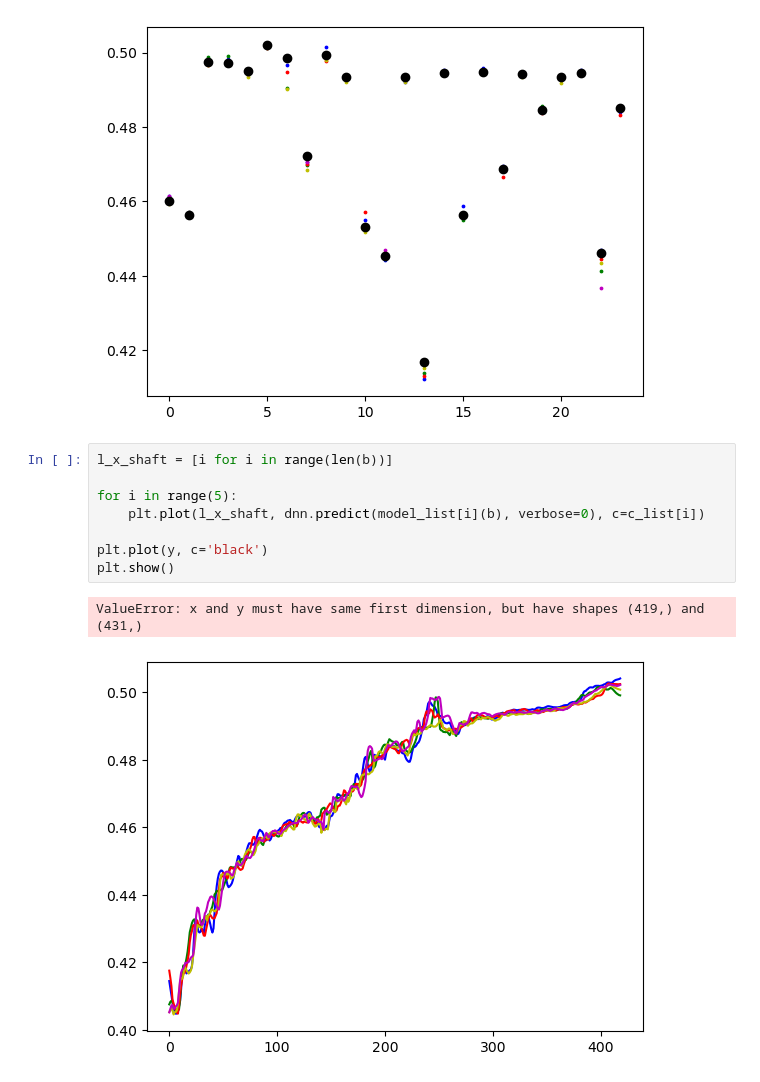
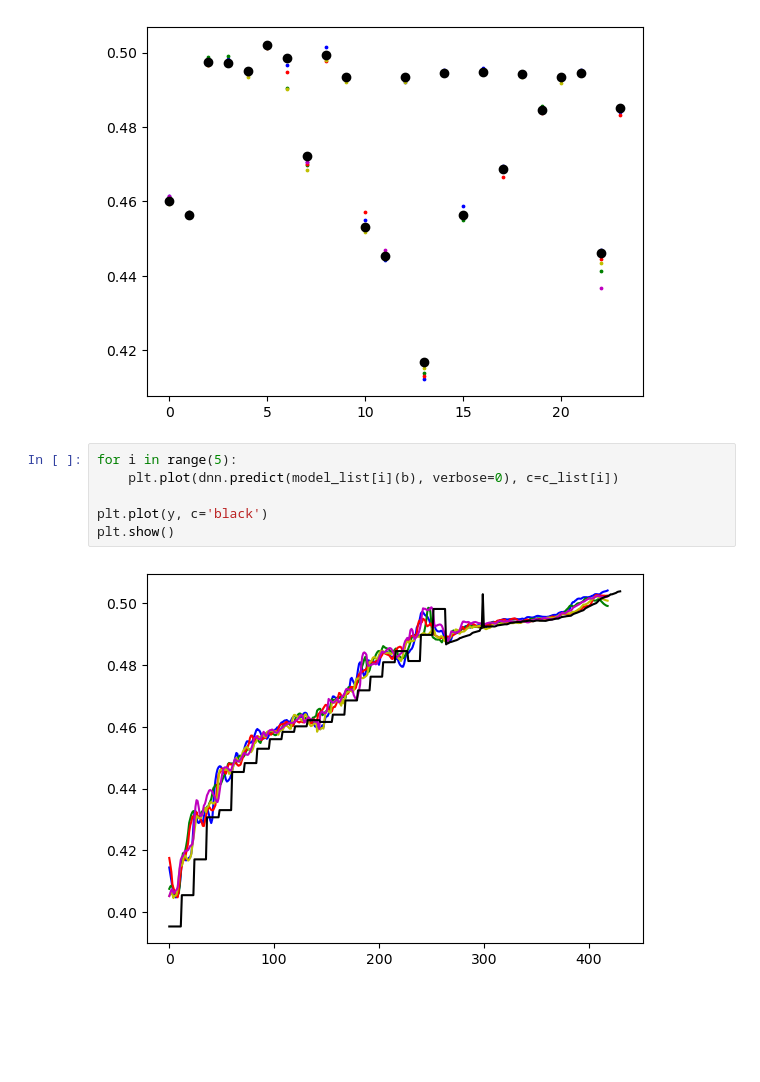
Before and after one commit to PYTHONLL-kang/activ, a Jupyter notebook: programs/last/action_lstm.ipynb, the cells around one changed output. Drawn from its saved outputs; the diff is of its cells as text; blank space fills up the shorter version.

```diff
--- a/programs/last/action_lstm.ipynb
+++ b/programs/last/action_lstm.ipynb
@@ -108,16 +108,13 @@ plt.show()
 # %% [output]
 [figure]
 # %%
-l_x_shaft = [i for i in range(len(b))]
-
 for i in range(5):
-    plt.plot(l_x_shaft, dnn.predict(model_list[i](b), verbose=0), c=c_list[i])
+    plt.plot(dnn.predict(model_list[i](b), verbose=0), c=c_list[i])
 
 plt.plot(y, c='black')
 plt.show()
 # %% [output]
-ValueError: x and y must have same first dimension, but have shapes (419,) and (431,)
-[figure, old version]
+[figure, new version]
 # %%
 for j in range(ACTION_NUM):
     pred = X[0:12].reshape(1, 12, 21)
```
Also changed, not shown: parts of 1 cell of this notebook.
